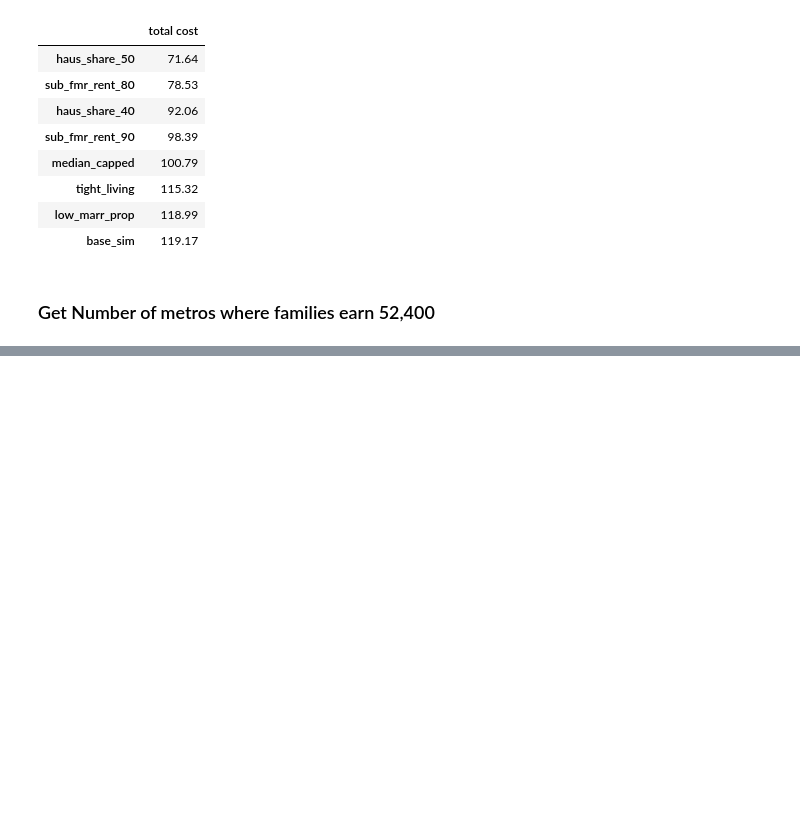
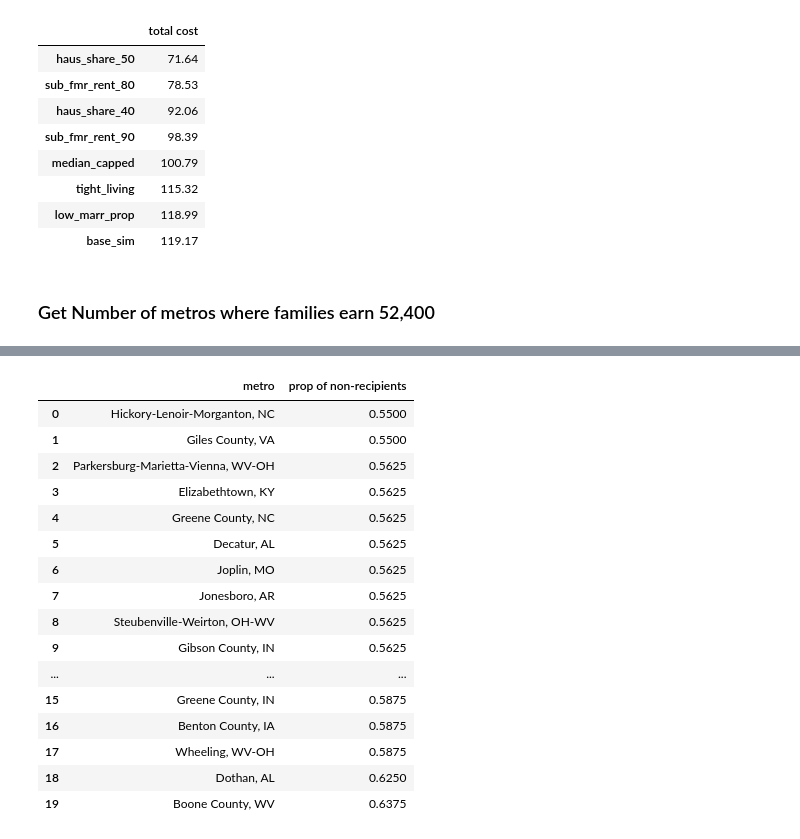
Before and after one commit to kiwiPhrases/EITChousing, a Jupyter notebook: EITC Housing Aid Cost Estimation multi.ipynb, the cells around one changed output, grey strips where cells are left out. Drawn from its saved outputs; the diff is of its cells as text; code cells hidden in the pictures; blank space fills up the shorter version.

```diff
--- a/EITC Housing Aid Cost Estimation multi.ipynb
+++ b/EITC Housing Aid Cost Estimation multi.ipynb
@@ -505,0 +558,2 @@ fmr_o.loc[expens_cbsas].Areaname
+# %%
+yes_numbers = np.multiply(C_2D, one_family_aid>0)
@@ -505,0 +566,24 @@ fmr_o.loc[expens_cbsas].Areaname
+# %%
+top_low_prop=pd.concat([fmr_o.loc[non_receivers.iloc[-20:].index].Areaname, non_receivers.iloc[-20:]], axis=1).reset_index(drop=True)
+# %%
+top_low_prop.columns = ['metro','prop of non-recipients']
+# %%
+top_low_prop
+# %% [output]
+|  | metro | prop of non-recipients |
+| 0 | Hickory-Lenoir-Morganton, NC | 0.5500 |
+| 1 | Giles County, VA | 0.5500 |
+| 2 | Parkersburg-Marietta-Vienna, WV-OH | 0.5625 |
+| 3 | Elizabethtown, KY | 0.5625 |
+| 4 | Greene County, NC | 0.5625 |
+| 5 | Decatur, AL | 0.5625 |
+| 6 | Joplin, MO | 0.5625 |
+| 7 | Jonesboro, AR | 0.5625 |
+| 8 | Steubenville-Weirton, OH-WV | 0.5625 |
+| 9 | Gibson County, IN | 0.5625 |
+| ... | ... | ... |
+| 15 | Greene County, IN | 0.5875 |
+| 16 | Benton County, IA | 0.5875 |
+| 17 | Wheeling, WV-OH | 0.5875 |
+| 18 | Dothan, AL | 0.6250 |
+| 19 | Boone County, WV | 0.6375 |
```
Also changed, not shown: parts of 11 cells of this notebook.
